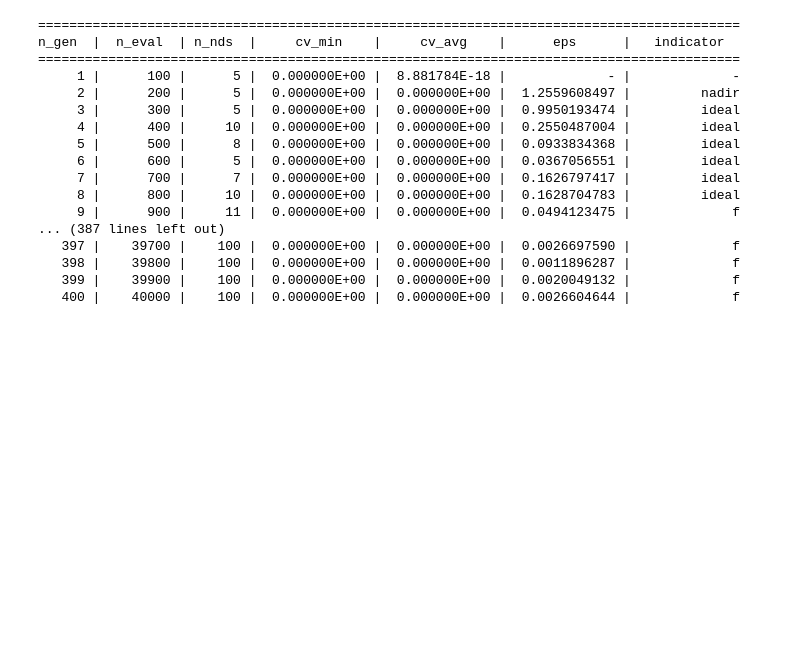
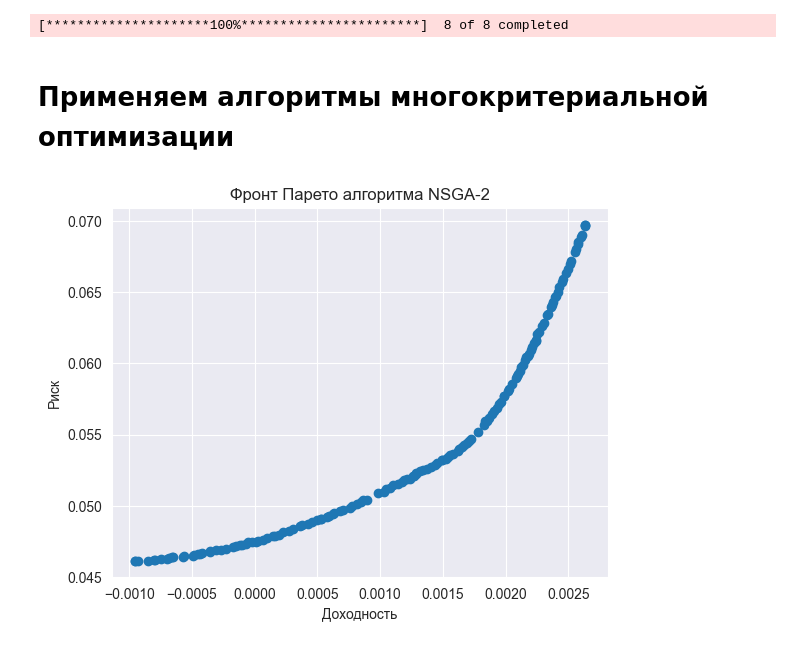
Before and after one commit to ArTeria21/Crypto_optimization, a Jupyter notebook: portfolio_optimization.ipynb, the cells around one changed output. Cells and saved outputs as stored; diff of their text form; code cells hidden in the pictures; blank space fills up the shorter version.

```diff
--- a/portfolio_optimization.ipynb
+++ b/portfolio_optimization.ipynb
@@ -18,10 +36,16 @@ import yfinance as yf
 
 sns.set_style('darkgrid')
 # %%
+# Загрузим историю изменения цены криптовалюты
+
+# Список интересующих криптовалют можно изменять. Все доступные тикеры можно посмотреть на https://finance.yahoo.com/crypto/
 TICKERS = ["TON11419-USD", "SUI20947-USD",'ETH-USD', "LINK-USD", "APT21794-USD", "FET-USD", "TAO22974-USD", 'BTC-USD']
-data = yf.download(TICKERS, start="2024-11-01", end="2024-11-25", progress=False)["Adj Close"]
 
-returns = data.pct_change().dropna()
+data: pd.DataFrame = yf.download(TICKERS, start="2024-05-01", end="2024-08-29", progress=True)["Adj Close"]
+returns: pd.DataFrame = data.pct_change().dropna()
 
-expected_returns = returns.median()
-cov_matrix = returns.cov()
+# Для рассчета ожидаемой доходности и ковариационной матрицы используется медианная доходность
+expected_returns: pd.Series = returns.median()
+cov_matrix: pd.DataFrame = returns.cov()
+# %% [output]
+[*********************100%***********************]  8 of 8 completed
@@ -59,30 +51,0 @@ class CryptoPortfolioProblem(ElementwiseProblem):
-# %%
-problem = CryptoPortfolioProblem()
-
-algorithm = NSGA2(pop_size=100)
-
-result = minimize(
-    problem,
-    algorithm,
-    ('n_gen', 400),
-    seed=1,
-    verbose=True
-)
-# %% [output]
-==========================================================================================
-n_gen  |  n_eval  | n_nds  |     cv_min    |     cv_avg    |      eps      |   indicator
-==========================================================================================
-     1 |      100 |      5 |  0.000000E+00 |  8.881784E-18 |             - |             -
-     2 |      200 |      5 |  0.000000E+00 |  0.000000E+00 |  1.2559608497 |         nadir
-     3 |      300 |      5 |  0.000000E+00 |  0.000000E+00 |  0.9950193474 |         ideal
-     4 |      400 |     10 |  0.000000E+00 |  0.000000E+00 |  0.2550487004 |         ideal
-     5 |      500 |      8 |  0.000000E+00 |  0.000000E+00 |  0.0933834368 |         ideal
-     6 |      600 |      5 |  0.000000E+00 |  0.000000E+00 |  0.0367056551 |         ideal
-     7 |      700 |      7 |  0.000000E+00 |  0.000000E+00 |  0.1626797417 |         ideal
-     8 |      800 |     10 |  0.000000E+00 |  0.000000E+00 |  0.1628704783 |         ideal
-     9 |      900 |     11 |  0.000000E+00 |  0.000000E+00 |  0.0494123475 |             f
-... (387 lines left out)
-   397 |    39700 |    100 |  0.000000E+00 |  0.000000E+00 |  0.0026697590 |             f
-   398 |    39800 |    100 |  0.000000E+00 |  0.000000E+00 |  0.0011896287 |             f
-   399 |    39900 |    100 |  0.000000E+00 |  0.000000E+00 |  0.0020049132 |             f
-   400 |    40000 |    100 |  0.000000E+00 |  0.000000E+00 |  0.0026604644 |             f
@@ -88,0 +122,25 @@ n_gen  |  n_eval  | n_nds  |     cv_min    |     cv_avg    |      eps      |   i
+# %% [markdown]
+# Применяем алгоритмы многокритериальной оптимизации
+# %%
+# Первый алгоритм, который мы протестируем - это NSGA-2.
+# В данном случае мы не используем параметры по умолчанию, а явно задаем размер популяции и количество поколений
+
+nsga2 = NSGA2(pop_size=150)
+mutation = PolynomialMutation(eta=20, prob_var=0.2)
+
+nsga2_result = minimize(
+    problem,
+    nsga2,
+    ('n_gen', 1500),
+    verbose=False,
+    mutation=mutation
+)
+
+# Визуализируем результаты
+plt.scatter(-nsga2_result.F[:, 0], nsga2_result.F[:, 1])
+plt.xlabel("Доходность")
+plt.ylabel("Риск")
+plt.title("Фронт Парето алгоритма NSGA-2")
+plt.show()
+# %% [output]
+[figure, added]
```
Also changed, not shown: parts of 27 cells of this notebook, 1 other file.
